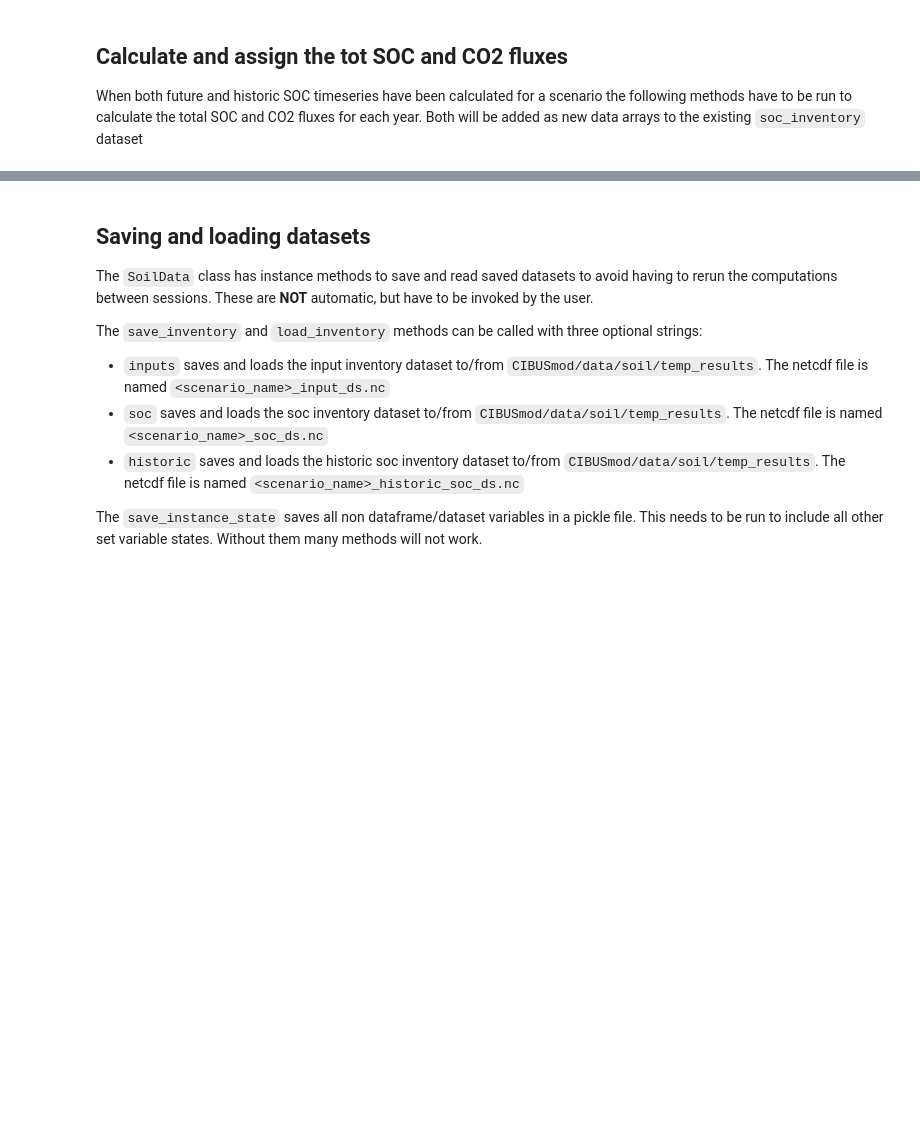
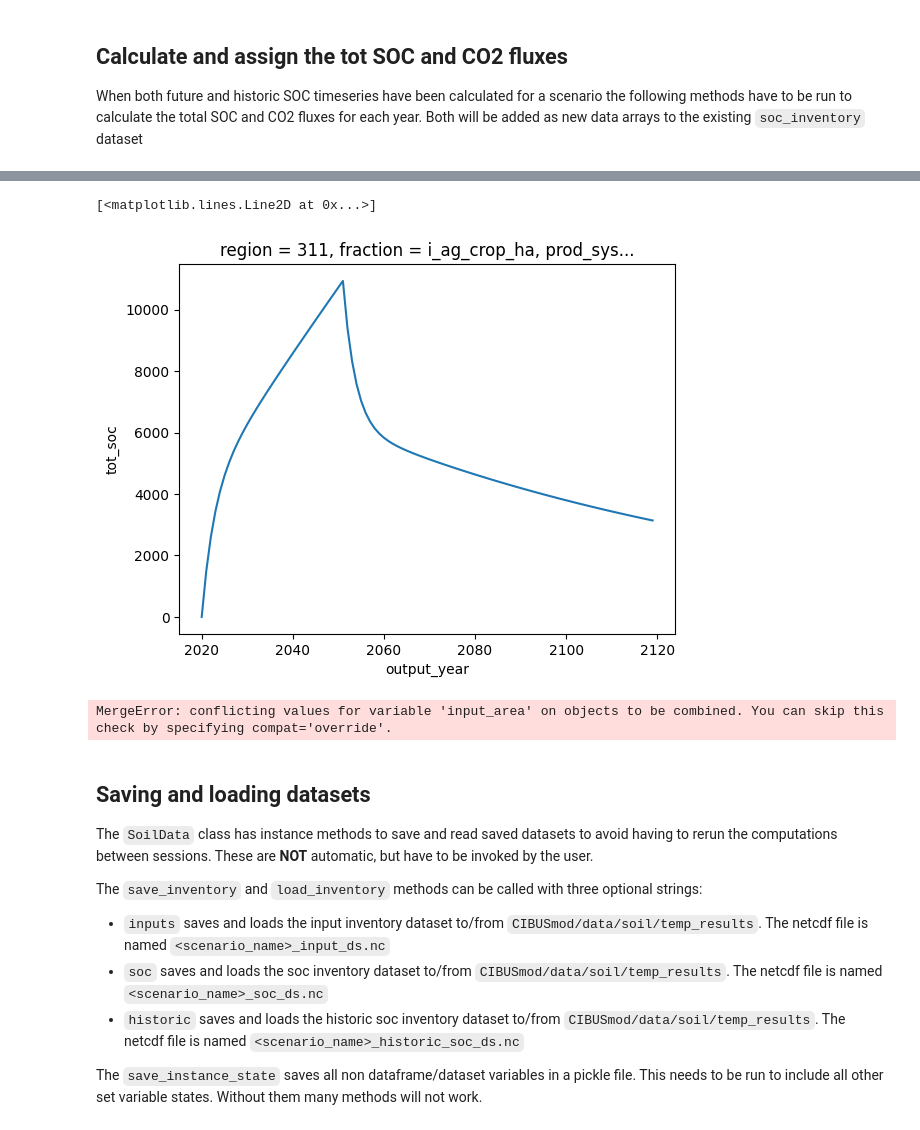
Before and after one commit to SLU-foodsystems/CIBUSmod, a Jupyter notebook: notebooks/run_soil.ipynb, the cells around one changed output, grey strips where cells are left out. Saved outputs shown, nothing was run; the diff lists cells and outputs as text; code cells hidden in the pictures; blank space fills up the shorter version.

```diff
--- a/notebooks/run_soil.ipynb
+++ b/notebooks/run_soil.ipynb
@@ -14,4 +18,4 @@ For the functions and methods in the `SoilData` class to work the `xarray` packa
 # %%
-FAI_soil = cm.SoilData.load_instance_state('FAI_soil')
-FAI_soil.load_inventory()
+# To create a new 'SoilData' instance based on a session saved in 'run_scn' use:
+FAI_new = cm.SoilData('session_FAI.csv', 'session_FAI_name')
 # %% [output]
@@ -34,0 +27,6 @@ No dataframe variables have been loaded.
+# %%
+# To restore and continue working on a previously created instance of the 'SoilData' class set the name and parameters of the following function call to the scenario name (e.g. 'FAI'):
+FAI = cm.SoilData.load_instance_state('FAI')
+FAI.load_inventory()
+#FAI_soil.save_inventory()
+#FAI_soil.save_instance_state()
@@ -90,5 +267,5 @@ FAI_soil.calc_historic_soc_timeseries(verbose=True)
 When both future and historic SOC timeseries have been calculated for a scenario the following methods have to be run to calculate the total SOC and CO2 fluxes for each year.
 Both will be added as new data arrays to the existing `soc_inventory` dataset
 # %%
-FAI_soil.add_total_soc()
-FAI_soil.add_co2_flux()
+FAI.add_total_soc()
+FAI.add_co2_flux()
@@ -95,3 +294,13 @@ FAI_soil.add_co2_flux()
+# %%
+FAI.soc_inventory.tot_soc.sel({'scn': 'fai', 'fraction': 'i_ag_crop_ha', 'prod_system': 'conventional', 'region': 311}).sum('input_year').plot()
+#FAI.soc_inventory
+# %% [output]
+[<matplotlib.lines.Line2D at 0x...>]
+[figure, added]
+# %%
+FAI.merge_soil_data()
+# %% [output]
+MergeError: conflicting values for variable 'input_area' on objects to be combined. You can skip this check by specifying compat='override'.
 # %% [markdown]
 ## Saving and loading datasets
 The `SoilData` class has instance methods to save and read saved datasets to avoid having to rerun the computations between sessions. These are **NOT** automatic, but have to be invoked by the user.
```
Also changed, not shown: parts of 38 cells of this notebook, 2 other files.
